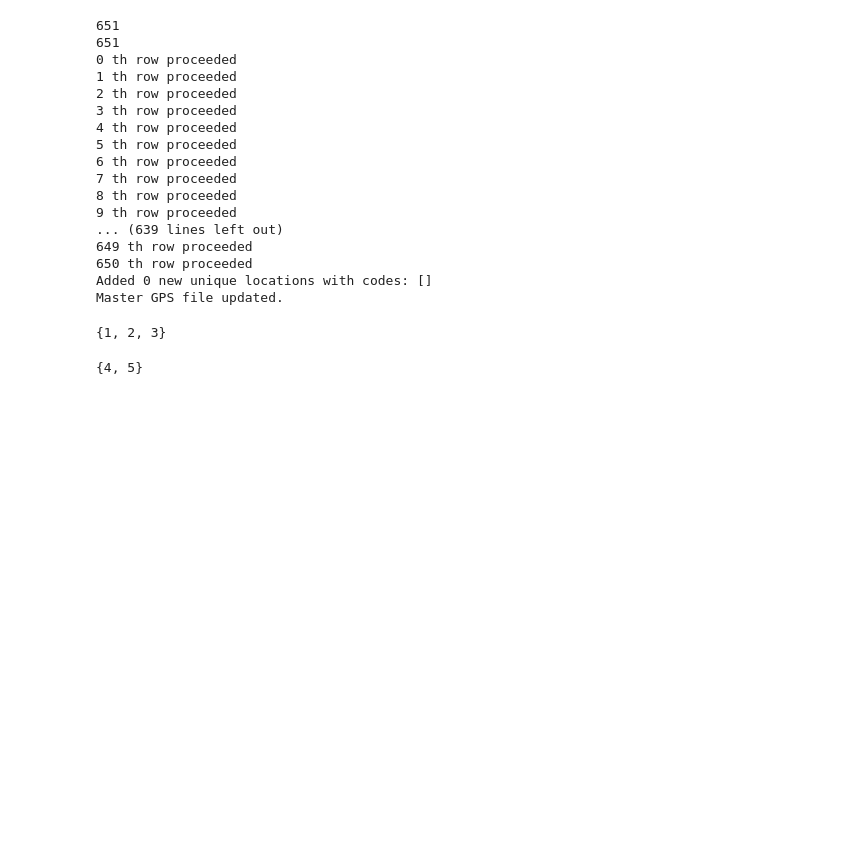
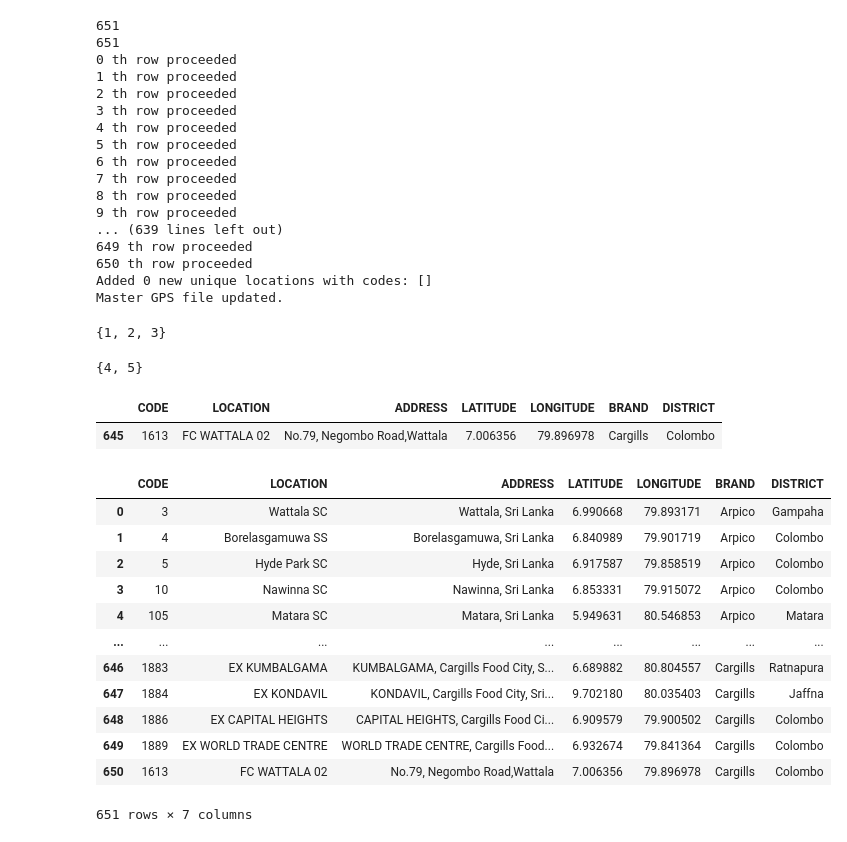
Before and after one commit to pshemach/Vehicle_Routing, a Jupyter notebook: research/10_update_distance_mat.ipynb, the cells around one changed output. Drawn from its saved outputs; the diff is of its cells as text; code cells hidden in the pictures; blank space fills up the shorter version.

```diff
--- a/research/10_update_distance_mat.ipynb
+++ b/research/10_update_distance_mat.ipynb
@@ -224,0 +244,45 @@ set(lis)
+# %%
+new_gps_data = new_gps[new_gps['CODE'].isin(codes_to_add)][['CODE', 'LOCATION', 'ADDRESS', 'LATITUDE', 'LONGITUDE', 'BRAND','DISTRICT']]
+# %%
+new_gps_data
+# %% [output]
+|  | CODE | LOCATION | ADDRESS | LATITUDE | LONGITUDE | BRAND | DISTRICT |
+| 645 | 1613 | FC WATTALA 02 | No.79, Negombo Road,Wattala | 7.006356 | 79.896978 | Cargills | Colombo |
+# %%
+master_gps = pd.concat([master_gps, new_gps_data], ignore_index=True)
+# %%
+def update_master_gps(master_gps_path, new_gps_path):
+    master_gps = pd.read_csv(master_gps_path)
+    new_gps = pd.read_csv(new_gps_path)
+    # get new codes
+    new_codes = new_gps['CODE'].tolist()
+    # get existing codes
+    existing_codes = master_gps['CODE'].tolist()
+    # get codes to add
+    codes_to_add = [code for code in new_codes if code not in existing_codes]
+    # get new gps data
+    new_gps_data = new_gps[new_gps['CODE'].isin(codes_to_add)][['CODE', 'LOCATION', 'ADDRESS', 'LATITUDE', 'LONGITUDE', 'BRAND','DISTRICT']]
+    # add new gps data
+    master_gps = pd.concat([master_gps, new_gps_data], ignore_index=True)
+    # drop duplicates
+    master_gps = master_gps.drop_duplicates(subset=['CODE'], keep='first')
+    # master_gps.to_csv(master_gps_path, index=False)
+    return master_gps
+# %%
+new_data = update_master_gps(master_gps_path, new_gps_path)
+# %%
+new_data
+# %% [output]
+|  | CODE | LOCATION | ADDRESS | LATITUDE | LONGITUDE | BRAND | DISTRICT |
+| 0 | 3 | Wattala SC | Wattala, Sri Lanka | 6.990668 | 79.893171 | Arpico | Gampaha |
+| 1 | 4 | Borelasgamuwa SS | Borelasgamuwa, Sri Lanka | 6.840989 | 79.901719 | Arpico | Colombo |
+| 2 | 5 | Hyde Park SC | Hyde, Sri Lanka | 6.917587 | 79.858519 | Arpico | Colombo |
+| 3 | 10 | Nawinna SC | Nawinna, Sri Lanka | 6.853331 | 79.915072 | Arpico | Colombo |
+| 4 | 105 | Matara SC | Matara, Sri Lanka | 5.949631 | 80.546853 | Arpico | Matara |
+| ... | ... | ... | ... | ... | ... | ... | ... |
+| 646 | 1883 | EX KUMBALGAMA | KUMBALGAMA, Cargills Food City, S... | 6.689882 | 80.804557 | Cargills | Ratnapura |
+| 647 | 1884 | EX KONDAVIL | KONDAVIL, Cargills Food City, Sri... | 9.702180 | 80.035403 | Cargills | Jaffna |
+| 648 | 1886 | EX CAPITAL HEIGHTS | CAPITAL HEIGHTS, Cargills Food Ci... | 6.909579 | 79.900502 | Cargills | Colombo |
+| 649 | 1889 | EX WORLD TRADE CENTRE | WORLD TRADE CENTRE, Cargills Food... | 6.932674 | 79.841364 | Cargills | Colombo |
+| 650 | 1613 | FC WATTALA 02 | No.79, Negombo Road,Wattala | 7.006356 | 79.896978 | Cargills | Colombo |
+651 rows × 7 columns
```
Also changed, not shown: parts of 5 cells of this notebook, 9 other files.
